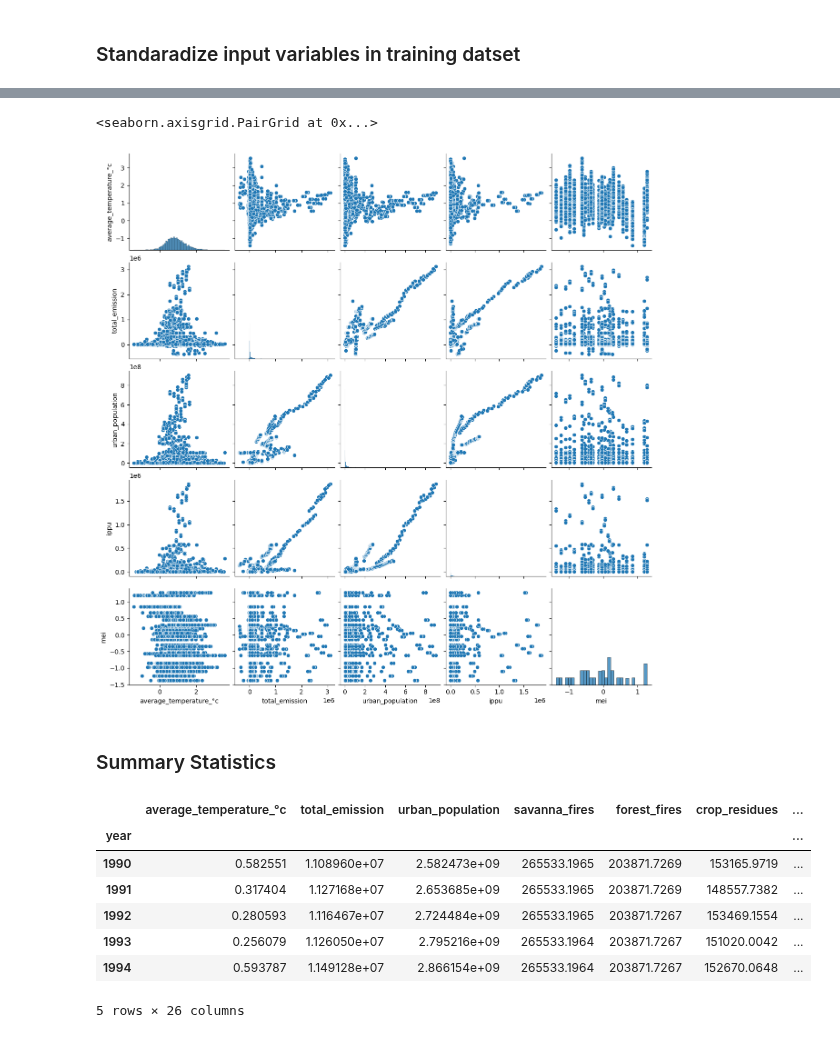
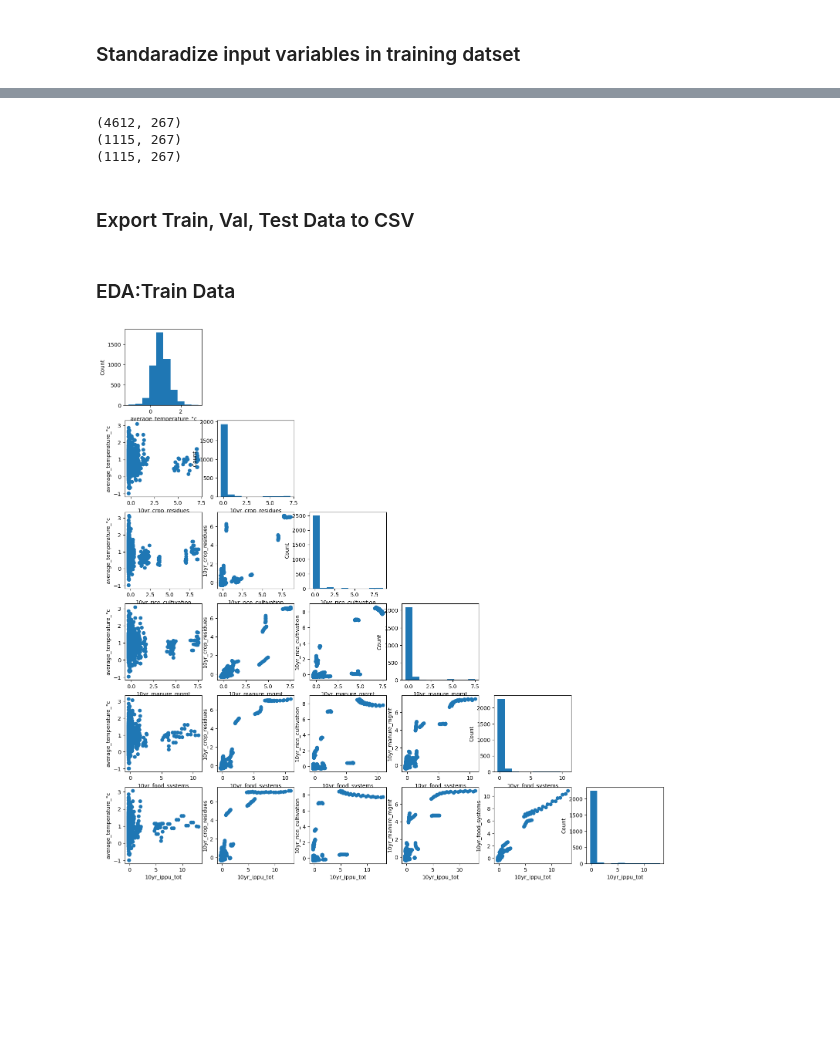
Before and after one commit to fayesimone/agriculture_emissions_prediction, a Jupyter notebook: EDA.ipynb, the cells around one changed output, grey strips where cells are left out. Drawn from its saved outputs; the diff is of its cells as text; code cells hidden in the pictures; blank space fills up the shorter version.

Commit message:
Standaradize features. Export train, val, test data to csv

```diff
--- a/EDA.ipynb
+++ b/EDA.ipynb
@@ -335,2 +324,17 @@ Y_test = pd.DataFrame(test['average_temperature_°c'])
 # %% [markdown]
 ### Standaradize input variables in training datset
+# %%
+#Create a list of all features that need to be standardized
+features = ['urban_population', 'mei', 'crop_residues', 'rice_cultivation', 'drained_organic_soils_co2', 'net_forest_conversion', 'fires',
+            'manure_mgmt', 'food_systems', 'ippu_tot', 'on_farm_energy_use', 'forestland', '5yr_crop_residues', '5yr_rice_cultivation',
+            '5yr_drained_organic_soils_co2', '5yr_net_forest_conversion', '5yr_fires', '5yr_manure_mgmt', '5yr_food_systems', '5yr_ippu_tot',
+            '5yr_on_farm_energy_use', '5yr_forestland', '10yr_crop_residues', '10yr_rice_cultivation', '10yr_drained_organic_soils_co2',
+            '10yr_net_forest_conversion', '10yr_fires', '10yr_manure_mgmt', '10yr_food_systems', '10yr_ippu_tot', '10yr_on_farm_energy_use',
+            '10yr_forestland', '20yr_crop_residues', '20yr_rice_cultivation', '20yr_drained_organic_soils_co2', '20yr_net_forest_conversion',
+            '20yr_fires', '20yr_manure_mgmt', '20yr_food_systems', '20yr_ippu_tot', '20yr_on_farm_energy_use', '20yr_forestland']
+# %%
+#Standardize train dataset
+
+scaler = StandardScaler()
+scaler.fit(train[features])
+train[features] = scaler.transform(train[features])
@@ -336,0 +362,12 @@ Y_test = pd.DataFrame(test['average_temperature_°c'])
+# %%
+#Confirm size of train, val, and test datasets
+
+print(train.shape)
+print(val.shape)
+print(test.shape)
+# %% [output]
+(4612, 267)
+(1115, 267)
+(1115, 267)
+# %% [markdown]
+### Export Train, Val, Test Data to CSV
@@ -337,19 +378,26 @@ Y_test = pd.DataFrame(test['average_temperature_°c'])
+# %% [markdown]
+### EDA:Train Data
+# %%
+feat = ['urban_population', 'mei', 'crop_residues', 'rice_cultivation', 'drained_organic_soils_co2', 'net_forest_conversion', 'fires',
+            'manure_mgmt', 'food_systems', 'ippu_tot', 'on_farm_energy_use', 'forestland', '5yr_crop_residues', '5yr_rice_cultivation',
+            '5yr_drained_organic_soils_co2', '5yr_net_forest_conversion', '5yr_fires', '5yr_manure_mgmt', '5yr_food_systems', '5yr_ippu_tot',
+            '5yr_on_farm_energy_use', '5yr_forestland', '10yr_crop_residues', '10yr_rice_cultivation', '10yr_drained_organic_soils_co2',
+            '10yr_net_forest_conversion', '10yr_fires', '10yr_manure_mgmt', '10yr_food_systems', '10yr_ippu_tot', '10yr_on_farm_energy_use',
+            '10yr_forestland', '20yr_crop_residues', '20yr_rice_cultivation', '20yr_drained_organic_soils_co2', '20yr_net_forest_conversion',
+            '20yr_fires', '20yr_manure_mgmt', '20yr_food_systems', '20yr_ippu_tot', '20yr_on_farm_energy_use', '20yr_forestland']
+feat_5yr = ['average_temperature_°c', '5yr_crop_residues', '5yr_rice_cultivation','5yr_manure_mgmt', '5yr_food_systems', '5yr_ippu_tot']
+feat_10yr = ['average_temperature_°c', '10yr_crop_residues', '10yr_rice_cultivation', '10yr_manure_mgmt', '10yr_food_systems', '10yr_ippu_tot']
 # %%
-variables = ["average_temperature_°c", "total_emission", "urban_population",'ippu', 'mei']
-
-# scatterplotmatrix(
-#     ag_data[variables].values,
-#     names=variables,
-#     figsize=(18,18), alpha=1
-# );
-
 #Print correlation matrix
 # print(ag_data[variables].corr())
 
 #Print correlation matrix plots
-sns.pairplot(ag_data[variables])
+# sns.pairplot(train[features])
+
+scatterplotmatrix(
+    train[feat_10yr].values,
+    names=feat_10yr,
+    figsize=(18,18), alpha=1
+);
 # %% [output]
-<seaborn.axisgrid.PairGrid at 0x...>
-[figure, old version]
+[figure, new version]
-# %% [markdown]
-### Summary Statistics
@@ -364,11 +403,0 @@ aggregated_data = ag_data.groupby("year").agg({"average_temperature_°c": "mean"
-# %%
-aggregated_data.head()
-# %% [output]
-|  | average_temperature_°c | total_emission | urban_population | savanna_fires | forest_fires | crop_residues | ... |
-| year |  |  |  |  |  |  | ... |
-| 1990 | 0.582551 | 1.108960e+07 | 2.582473e+09 | 265533.1965 | 203871.7269 | 153165.9719 | ... |
-| 1991 | 0.317404 | 1.127168e+07 | 2.653685e+09 | 265533.1965 | 203871.7269 | 148557.7382 | ... |
-| 1992 | 0.280593 | 1.116467e+07 | 2.724484e+09 | 265533.1965 | 203871.7267 | 153469.1554 | ... |
-| 1993 | 0.256079 | 1.126050e+07 | 2.795216e+09 | 265533.1964 | 203871.7267 | 151020.0042 | ... |
-| 1994 | 0.593787 | 1.149128e+07 | 2.866154e+09 | 265533.1964 | 203871.7267 | 152670.0648 | ... |
-5 rows × 26 columns
```
Also changed, not shown: parts of 25 cells of this notebook, 3 other files.
